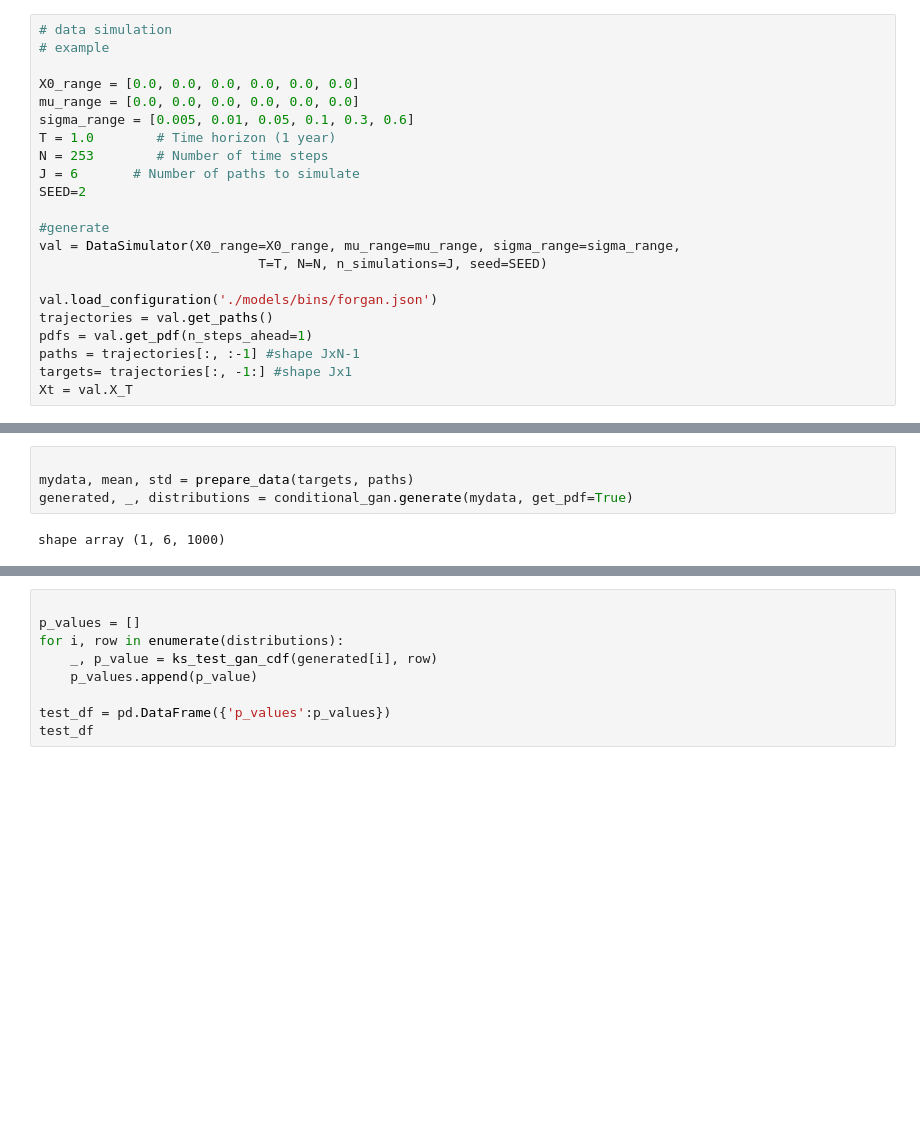
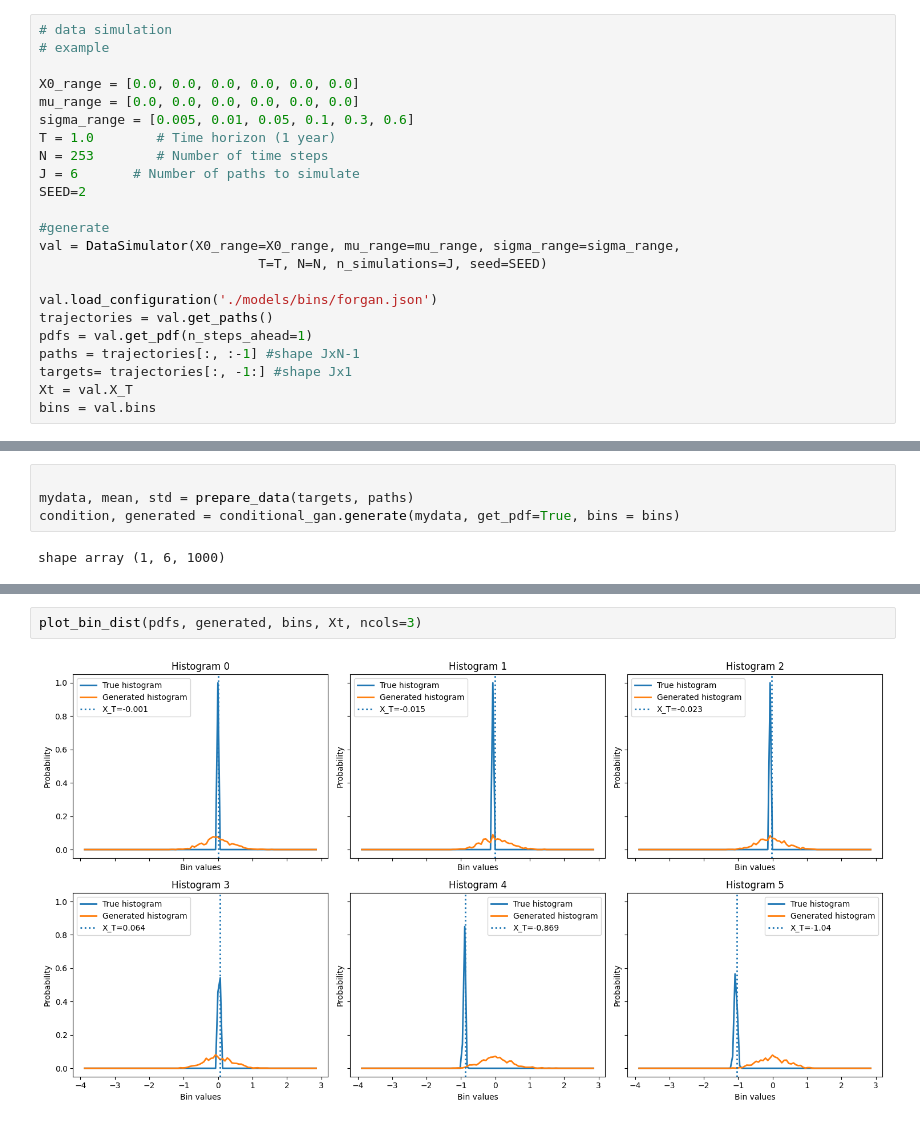
Before and after one commit to matteorofrano/CGAN-for-probability-distribution-generation, a Jupyter notebook: tests.ipynb, the cells around one changed output, grey strips where cells are left out. Drawn from its saved outputs; the diff is of its cells as text; blank space fills up the shorter version.

```diff
--- a/tests.ipynb
+++ b/tests.ipynb
@@ -443,6 +443,7 @@ pdfs = val.get_pdf(n_steps_ahead=1)
 paths = trajectories[:, :-1] #shape JxN-1
 targets= trajectories[:, -1:] #shape Jx1
 Xt = val.X_T
+bins = val.bins
 # %% [output]
 Bins loaded from models\bins\forgan.json
 Loaded 101 bins
@@ -460,7 +461,7 @@ Parameters: {'input_size': 1, 'condition_size': 253, 'output_dim': 1, 'hidden_di
 # %%
 
 mydata, mean, std = prepare_data(targets, paths)
-generated, _, distributions = conditional_gan.generate(mydata, get_pdf=True)
+condition, generated = conditional_gan.generate(mydata, get_pdf=True, bins = bins)
 # %% [output]
 shape array (1, 6, 1000)
 # %%
@@ -481,9 +487,4 @@ array([[ 0.635915  , -0.2926834 , -0.09907234, ..., -0.09081757,
-# %%
-
-p_values = []
-for i, row in enumerate(distributions):
-    _, p_value = ks_test_gan_cdf(generated[i], row)
-    p_values.append(p_value)
-
-test_df = pd.DataFrame({'p_values':p_values})
-test_df
+# %%
+plot_bin_dist(pdfs, generated, bins, Xt, ncols=3)
+# %% [output]
+[figure, added]
```
Also changed, not shown: parts of 1 cell of this notebook, 2 other files.
